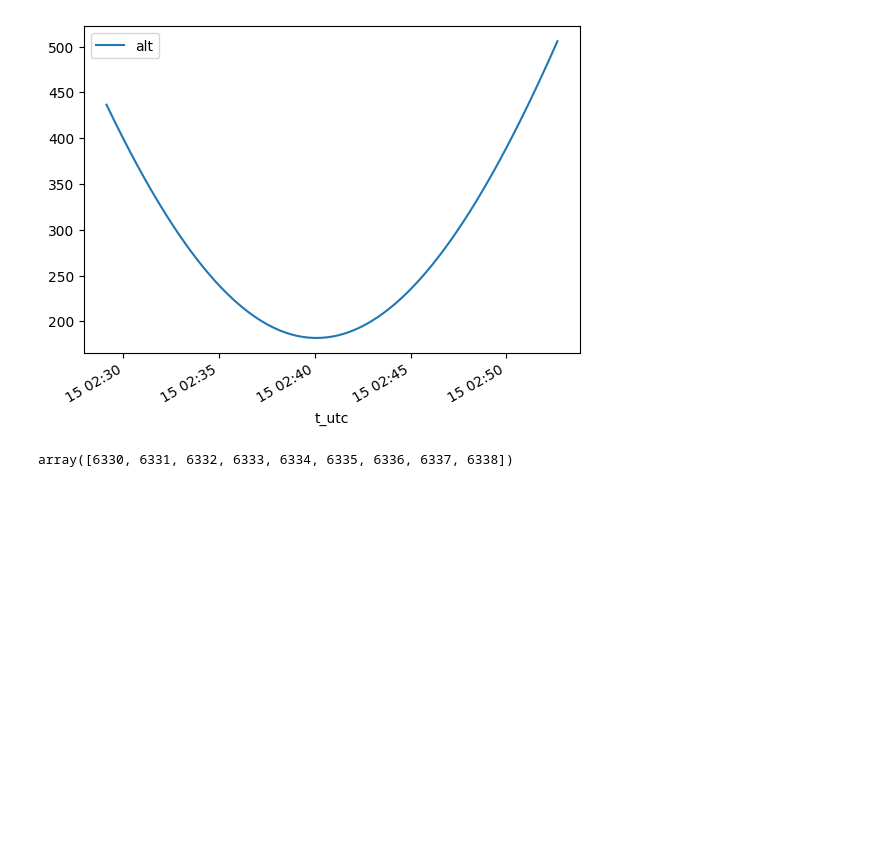
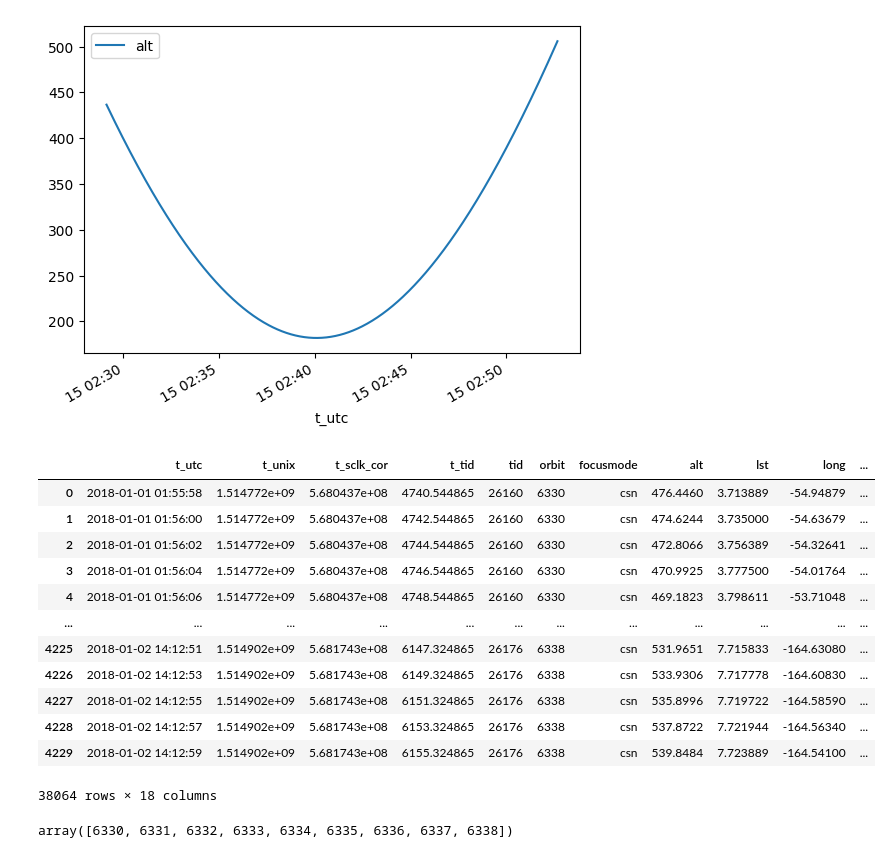
Before and after one commit to marek-slipski/NGIMS-hp, a Jupyter notebook: src/dev_reader.ipynb, the cells around one changed output. Drawn from its saved outputs; the diff is of its cells as text; code cells hidden in the pictures; blank space fills up the shorter version.

```diff
--- a/src/dev_reader.ipynb
+++ b/src/dev_reader.ipynb
@@ -49,6 +49,22 @@ from reader import NGIMSLoader
 # %%
 l = NGIMSLoader()
 dfdt = l.load(date_range=(dt.datetime(2018, 1, 1), dt.datetime(2018,1, 3)), file_label="csn-abund")
+# %%
+dfdt
+# %% [output]
+|  | t_utc | t_unix | t_sclk_cor | t_tid | tid | orbit | focusmode | alt | lst | long | ... |
+| 0 | 2018-01-01 01:55:58 | 1.514772e+09 | 5.680437e+08 | 4740.544865 | 26160 | 6330 | csn | 476.4460 | 3.713889 | -54.94879 | ... |
+| 1 | 2018-01-01 01:56:00 | 1.514772e+09 | 5.680437e+08 | 4742.544865 | 26160 | 6330 | csn | 474.6244 | 3.735000 | -54.63679 | ... |
+| 2 | 2018-01-01 01:56:02 | 1.514772e+09 | 5.680437e+08 | 4744.544865 | 26160 | 6330 | csn | 472.8066 | 3.756389 | -54.32641 | ... |
+| 3 | 2018-01-01 01:56:04 | 1.514772e+09 | 5.680437e+08 | 4746.544865 | 26160 | 6330 | csn | 470.9925 | 3.777500 | -54.01764 | ... |
+| 4 | 2018-01-01 01:56:06 | 1.514772e+09 | 5.680437e+08 | 4748.544865 | 26160 | 6330 | csn | 469.1823 | 3.798611 | -53.71048 | ... |
+| ... | ... | ... | ... | ... | ... | ... | ... | ... | ... | ... | ... |
+| 4225 | 2018-01-02 14:12:51 | 1.514902e+09 | 5.681743e+08 | 6147.324865 | 26176 | 6338 | csn | 531.9651 | 7.715833 | -164.63080 | ... |
+| 4226 | 2018-01-02 14:12:53 | 1.514902e+09 | 5.681743e+08 | 6149.324865 | 26176 | 6338 | csn | 533.9306 | 7.717778 | -164.60830 | ... |
+| 4227 | 2018-01-02 14:12:55 | 1.514902e+09 | 5.681743e+08 | 6151.324865 | 26176 | 6338 | csn | 535.8996 | 7.719722 | -164.58590 | ... |
+| 4228 | 2018-01-02 14:12:57 | 1.514902e+09 | 5.681743e+08 | 6153.324865 | 26176 | 6338 | csn | 537.8722 | 7.721944 | -164.56340 | ... |
+| 4229 | 2018-01-02 14:12:59 | 1.514902e+09 | 5.681743e+08 | 6155.324865 | 26176 | 6338 | csn | 539.8484 | 7.723889 | -164.54100 | ... |
+38064 rows × 18 columns
 # %%
 dfdt["orbit"].unique()
 # %% [output]
```
Also changed, not shown: parts of 2 cells of this notebook, 4 other files.
